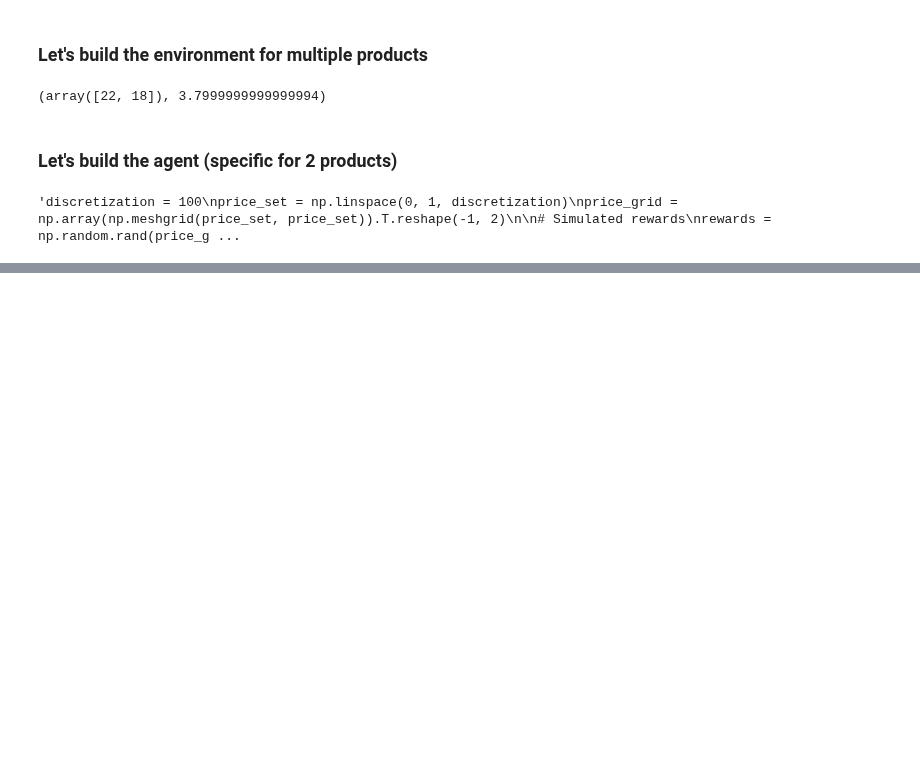
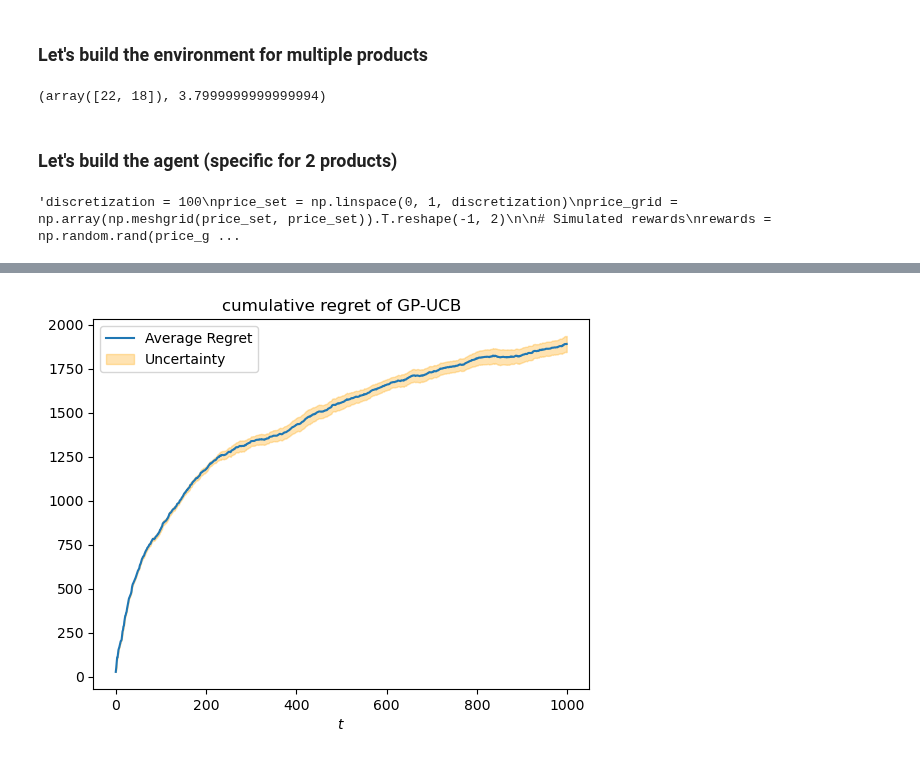
Before and after one commit to giulio8/OLA_project, a Jupyter notebook: Multiple_products_pricing.ipynb, the cells around one changed output, grey strips where cells are left out. Cells and saved outputs as stored; diff of their text form; code cells hidden in the pictures; blank space fills up the shorter version.

```diff
--- a/Multiple_products_pricing.ipynb
+++ b/Multiple_products_pricing.ipynb
@@ -780,0 +779,46 @@ plt.plot(cumulative_regret)
+# %%
+
+n_trials = 10#ITERATIONS
+T = 1000
+min_price, max_price = MIN_PRICE, MAX_PRICE
+n_customers = N_USERS
+costs = COST, COST
+discretization = 10
+
+regret_per_trial = []
+
+for seed in range(n_trials):
+    np.random.seed(seed)
+    env = PricingEnvironment(conversion_probabilities=conversion_probability, costs=costs)
+    agent = GPUCBAgent(T, discretization=discretization)
+
+    agent_rewards = np.array([])
+
+    for t in range(T):
+        p_t = agent.pull_arm()
+        d_t, r_t = env.round(p_t, n_t=n_customers)
+        #print("pulled arm price: ", p_t, "reward: ", r_t)
+        agent.update(r_t/n_customers)
+        agent_rewards = np.append(agent_rewards, r_t)
+
+    cumulative_regret = np.cumsum(expected_clairvoyant_rewards-agent_rewards)
+    regret_per_trial.append(cumulative_regret)
+
+regret_per_trial = np.array(regret_per_trial)
+
+average_regret = regret_per_trial.mean(axis=0)
+regret_sd = regret_per_trial.std(axis=0)
+
+plt.plot(np.arange(T), average_regret, label='Average Regret')
+plt.title('cumulative regret of GP-UCB')
+plt.fill_between(np.arange(T),
+                average_regret-regret_sd/np.sqrt(n_trials),
+                average_regret+regret_sd/np.sqrt(n_trials),
+                alpha=0.3,
+                label='Uncertainty', color='orange')
+
+plt.xlabel('$t$')
+plt.legend()
+plt.show()
+# %% [output]
+[figure, added]
```
Also changed, not shown: parts of 2 cells of this notebook, 2 other files.
